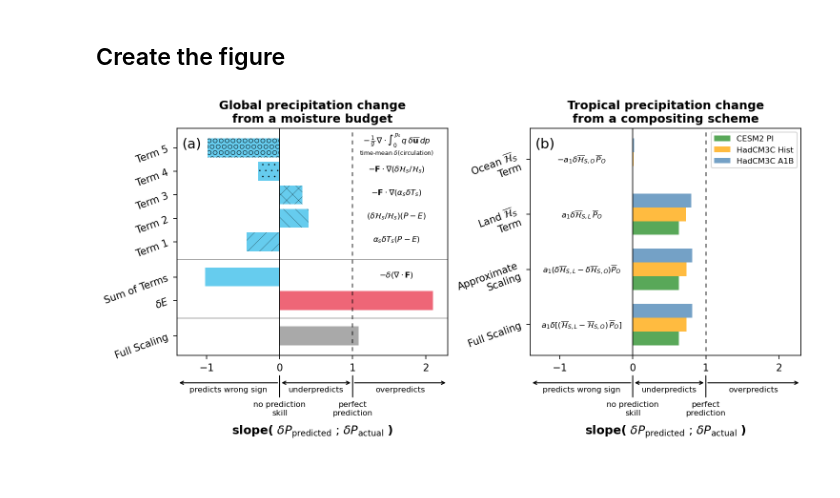
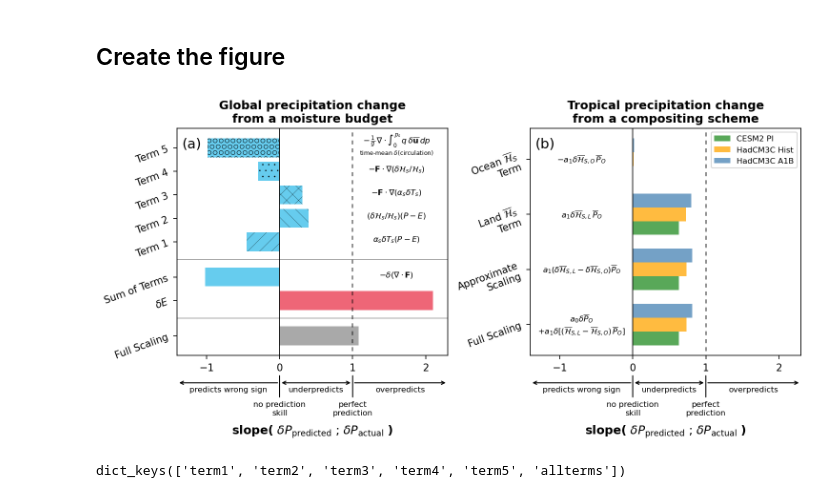
Before and after one commit to bbuchovecky/et_precip_ppe, a Jupyter notebook: notebooks/fig4_delta_p_scaling.ipynb, the cells around one changed output. Drawn from its saved outputs; the diff is of its cells as text; code cells hidden in the pictures.

```diff
--- a/notebooks/fig4_delta_p_scaling.ipynb
+++ b/notebooks/fig4_delta_p_scaling.ipynb
@@ -18,11 +18,8 @@ ppeplot.setup_plotting_workspace()
 ## Load model output
 # %%
 # Get area weights
-cesm_weights = xr.open_dataset("/glade/work/bbuchovecky/PPE_analysis/weights/COUP_PPE_weights_atmgrid.nc", decode_timedelta=True).rename({"globweights": "globalweights"})
-assert cesm_weights.landweights.sum(dim=["lat", "lon"]) == 1
-
-hadcm_weights = xr.open_dataset('/glade/work/bbuchovecky/HadCM3_analysis/weights/HadCM3_weights_v2.nc', decode_timedelta=True)
-assert hadcm_weights.landweights.sum(dim=["lat", "lon"]) == 1
+cesm_weights = ppeload.get_cesm_grid_weights()
+hadcm_weights = ppeload.get_hadcm_grid_weights()
 
 # Identify variables to load
 varlist = ["T_S", "P", "ET", "RH_S"]
@@ -497,11 +494,17 @@ for key, lat in lat_bounds.items():
         xii = xi.sortby(xi)
         lr[key][m+"_CO2"] = {"x": xi, "y": yi, "lr": stats.linregress(xi, yi)}
 # %%
-def compute_delta_p_scaling(a_1, rh_l_pert, rh_o_pert, p_o_pert, rh_l_ctrl, rh_o_ctrl, p_o_ctrl):
-    return a_1 * (((rh_l_pert - rh_o_pert) * p_o_pert) - ((rh_l_ctrl - rh_o_ctrl) * p_o_ctrl))
+# def compute_delta_p_scaling(a_1, rh_l_pert, rh_o_pert, p_o_pert, rh_l_ctrl, rh_o_ctrl, p_o_ctrl):
+#     return a_1 * (((rh_l_pert - rh_o_pert) * p_o_pert) - ((rh_l_ctrl - rh_o_ctrl) * p_o_ctrl))
 
-def compute_approx_delta_p_scaling(a_1, rh_l_pert, rh_o_pert, rh_l_ctrl, rh_o_ctrl, p_o_ctrl):
-    return a_1 * (((rh_l_pert - rh_o_pert) * p_o_ctrl) - ((rh_l_ctrl - rh_o_ctrl) * p_o_ctrl))
+# def compute_approx_delta_p_scaling(a_1, rh_l_pert, rh_o_pert, rh_l_ctrl, rh_o_ctrl, p_o_ctrl):
+#     return a_1 * (((rh_l_pert - rh_o_pert) * p_o_ctrl) - ((rh_l_ctrl - rh_o_ctrl) * p_o_ctrl))
+
+def compute_delta_p_scaling(a_0, a_1, rh_l_pert, rh_o_pert, p_o_pert, rh_l_ctrl, rh_o_ctrl, p_o_ctrl):
+    return a_0 * (p_o_pert - p_o_ctrl) + a_1 * (((rh_l_pert - rh_o_pert) * p_o_pert) - ((rh_l_ctrl - rh_o_ctrl) * p_o_ctrl))
+
+def compute_approx_delta_p_scaling(a_0, a_1, rh_l_pert, rh_o_pert, rh_l_ctrl, rh_o_ctrl, p_o_ctrl):
+    return a_0 * p_o_ctrl + a_1 * (((rh_l_pert - rh_o_pert) * p_o_ctrl) - ((rh_l_ctrl - rh_o_ctrl) * p_o_ctrl))
 
 delta_p_scaling = dict()
 
@@ -532,12 +535,20 @@ for key, lat in lat_bounds.items():
         delta_RH_SL = ppe_RH_SL - ctl_RH_SL
         delta_RH_SO = ppe_RH_SO - ctl_RH_SO
 
+        # _delta_p_scaling = compute_delta_p_scaling(
+        #     lr[key][name]["lr"].slope, ppe_RH_SL, ppe_RH_SO, ppe_P_O, ctl_RH_SL, ctl_RH_SO, ctl_P_O,
+        # )
+
+        # _delta_p_scaling = compute_approx_delta_p_scaling(
+        #     lr[key][name]["lr"].slope, ppe_RH_SL, ppe_RH_SO, ctl_RH_SL, ctl_RH_SO, ctl_P_O,
+        # )
+
         _delta_p_scaling = compute_delta_p_scaling(
-            lr[key][name]["lr"].slope, ppe_RH_SL, ppe_RH_SO, ppe_P_O, ctl_RH_SL, ctl_RH_SO, ctl_P_O,
+            lr[key][name]["lr"].intercept, lr[key][name]["lr"].slope, ppe_RH_SL, ppe_RH_SO, ppe_P_O, ctl_RH_SL, ctl_RH_SO, ctl_P_O,
         )
 
         _delta_p_scaling = compute_approx_delta_p_scaling(
-            lr[key][name]["lr"].slope, ppe_RH_SL, ppe_RH_SO, ctl_RH_SL, ctl_RH_SO, ctl_P_O,
+            lr[key][name]["lr"].intercept, lr[key][name]["lr"].slope, ppe_RH_SL, ppe_RH_SO, ctl_RH_SL, ctl_RH_SO, ctl_P_O,
         )
 
         slope, intercept, rvalue, pvalue, stderr = stats.linregress(delta_P_L, _delta_p_scaling)
@@ -705,7 +716,7 @@ yaxis_math = [
     "$-a_1 \\delta \\overline{\\mathcal{H}}_{S,O} \, \\overline{P}_O$",
     "$a_1 \\delta \\overline{\\mathcal{H}}_{S,L} \, \\overline{P}_O$",
     "$a_1 (\\delta \\overline{\\mathcal{H}}_{S,L} - \\delta \\overline{\\mathcal{H}}_{S,O}) \\overline{P}_O$",
-    "$a_1 \\delta [(\\overline{\\mathcal{H}}_{S,L} - \\overline{\\mathcal{H}}_{S,O}) \, \\overline{P}_O]$",
+    "$a_0 \\delta \\overline{P}_O$\n$+a_1 \\delta [(\\overline{\\mathcal{H}}_{S,L} - \\overline{\\mathcal{H}}_{S,O}) \, \\overline{P}_O]$",
 ][::-1]
 
 m = np.zeros((3, 4))
@@ -748,31 +759,35 @@ ax[1].set_yticks(x+0.25)
 ax[1].set_yticklabels(yaxis, ha="right", fontsize=10, rotation=20)
 ax[1].legend(frameon=True)
 
 for a in ax:
     a.set_xticks([-1.0, 0.0, 1.0, 2.0])
     a.set_xticklabels(["$-$1", "0", "1", "2"], fontsize=10)
     a.set_xlim(-1.4, 2.3)
     a.axvline(1, xmin, xmax, color="k", ls=(0, (5, 5)), lw=plt.rcParams["axes.linewidth"])
     a.axvline(0, xmin, xmax, color="k", ls="-", lw=plt.rcParams["axes.linewidth"])
 
     trans = a.get_xaxis_transform()
     a.annotate("no prediction\nskill", xy=(0,-0.08), xytext=(0,-0.2), ha="center", va="top", xycoords=trans, arrowprops=dict(arrowstyle='-', color='black'))
     a.annotate("perfect\nprediction", xy=(1,-0.08), xytext=(1,-0.2), ha="center", va="top", xycoords=trans, arrowprops=dict(arrowstyle='-', color='black'))
     a.annotate("", xy=(1,-0.12), xytext=(0,-0.12), xycoords=trans, arrowprops=dict(arrowstyle='<->', color='black'))
     a.annotate("", xy=(0,-0.12), xytext=(-1.4,-0.12), xycoords=trans, arrowprops=dict(arrowstyle='<-', color='black'))
     a.annotate("", xy=(1,-0.12), xytext=(2.3,-0.12), xycoords=trans, arrowprops=dict(arrowstyle='<-', color='black'))
     a.text(x=0.5, y=-0.15, s="underpredicts", ha="center", va="center", fontsize=8, transform=trans)
     a.text(x=-0.7, y=-0.15, s="predicts wrong sign", ha="center", va="center", fontsize=8, transform=trans)
     a.text(x=1.65, y=-0.15, s="overpredicts", ha="center", va="center", fontsize=8, transform=trans)
     a.text(x=0.5, y=-0.3, s="$\\mathbf{slope(}$ $\\delta P_{\\text{predicted}}$ ; $\\delta P_{\\text{actual}}$ $\\mathbf{)}$", ha="center", va="top", fontsize=12, transform=a.transAxes)
 
 ax[0].set_title("Global precipitation change\nfrom a moisture budget", fontsize=12, fontweight="bold", loc="center")
 ax[1].set_title("Tropical precipitation change\nfrom a compositing scheme", fontsize=12, fontweight="bold", loc="center")
 
 ax[0].text(x=0.09, y=0.96, s="(a)", fontsize=14, transform=ax[0].transAxes, ha="right", va="top")
 ax[1].text(x=0.09, y=0.96, s="(b)", fontsize=14, transform=ax[1].transAxes, ha="right", va="top")
 
 ## Save figure
 fig.savefig("fig4_bars.pdf")
 # %% [output]
-[figure, old version]
+[figure, new version]
+# %%
+one_to_one_delta_P_E.keys()
+# %% [output]
+dict_keys(['term1', 'term2', 'term3', 'term4', 'term5', 'allterms'])
```
Also changed, not shown: parts of 1 cell of this notebook, 3 other files.
